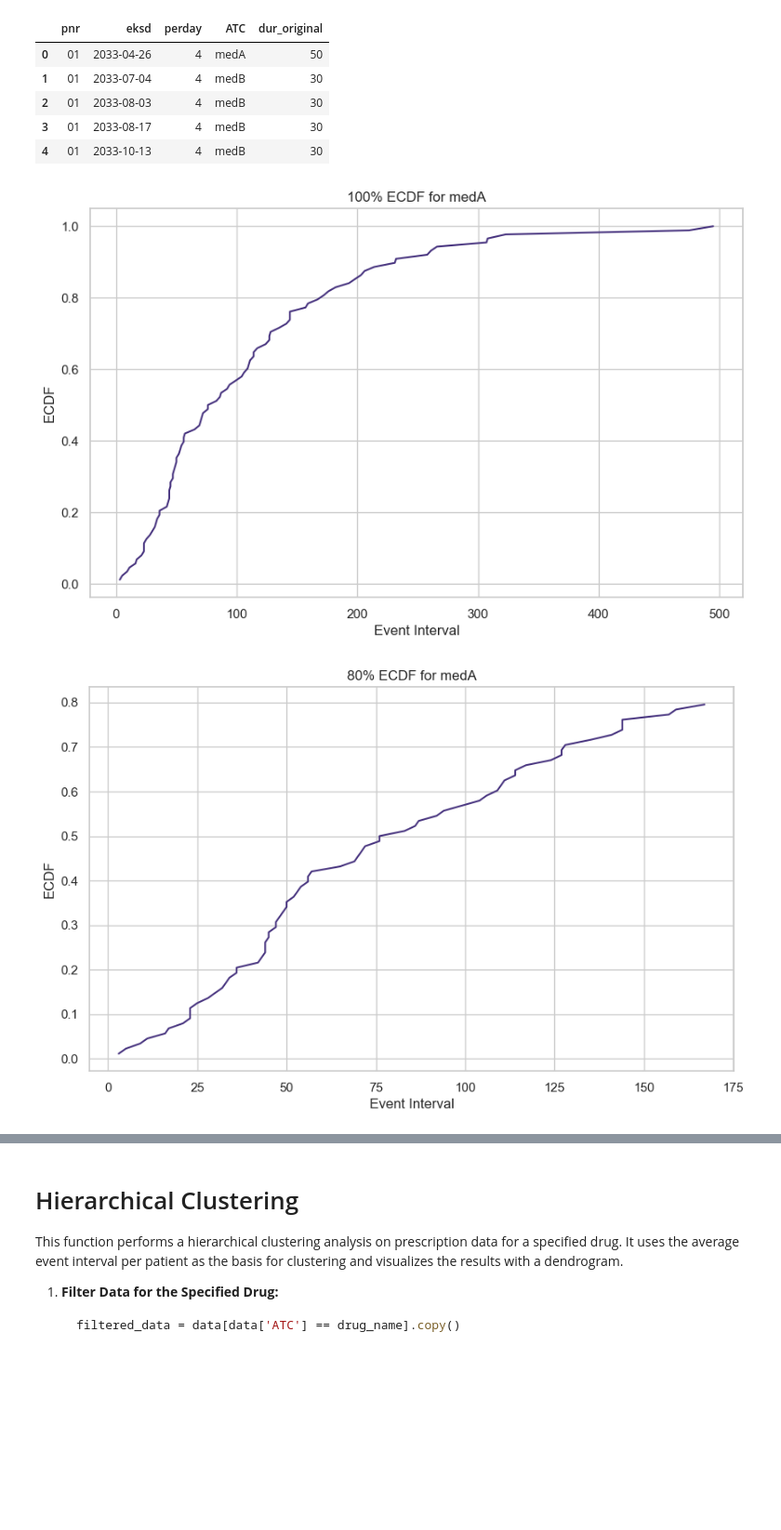
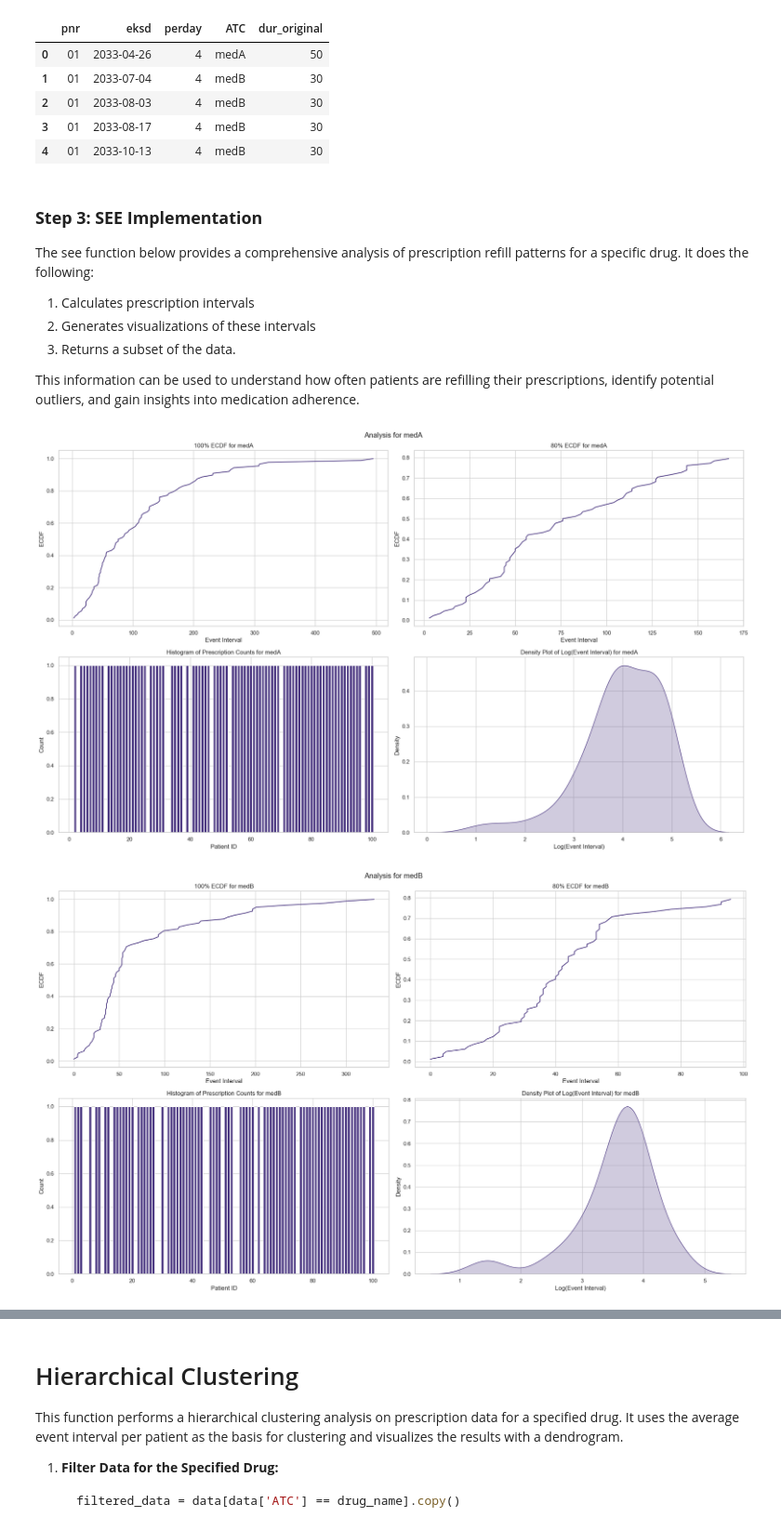
Before and after one commit to 0-BSCode/CS-3203, a Jupyter notebook: assignment-2-clustering/code.ipynb, the cells around one changed output, grey strips where cells are left out. Shown at 93% size. Drawn from its saved outputs; the diff is of its cells as text; code cells hidden in the pictures; blank space fills up the shorter version.

Commit message:
Add documentation, organize graphs

```diff
--- a/assignment-2-clustering/code.ipynb
+++ b/assignment-2-clustering/code.ipynb
@@ -29,6 +81,6 @@ sns.set_palette("viridis")
 # %%
 # Load data ensuring date parsing
-df = pd.read_csv('ExamplePats.csv', parse_dates=['eksd'])
+df = pd.read_csv('data/ExamplePats.csv', parse_dates=['eksd'])
 df.columns = ['pnr', 'eksd', 'perday', 'ATC', 'dur_original']
 df['eksd'] = pd.to_datetime(df['eksd'])
 
@@ -47,6 +99,14 @@ Sample Prescription Data
 | 2 | 01 | 2033-08-03 | 4 | medB | 30 |
 | 3 | 01 | 2033-08-17 | 4 | medB | 30 |
 | 4 | 01 | 2033-10-13 | 4 | medB | 30 |
+# %% [markdown]
+### **Step 3: SEE Implementation**
+The see function below provides a comprehensive analysis of prescription refill patterns for a specific drug. It does the following:
+1. Calculates prescription intervals
+2. Generates visualizations of these intervals
+3. Returns a subset of the data.
+
+This information can be used to understand how often patients are refilling their prescriptions, identify potential outliers, and gain insights into medication adherence.
 # %%
 def see(data, drug_name):
     # Filter data for specific drug
@@ -65,57 +125,55 @@ def see(data, drug_name):
     # Randomly sample one row per patient
     Drug_see_p1 = C09CA01.groupby('pnr').sample(n=1, random_state=42)
     Drug_see_p1 = Drug_see_p1[['pnr', 'eksd', 'prev_eksd', 'event.interval']]
 
     # Generate empirical cumulative distribution plot
     ecdf = ECDF(Drug_see_p1['event.interval'])
     x = ecdf.x
     y = ecdf.y
 
+    fig, axes = plt.subplots(2, 2, figsize=(20,12))
+    fig.suptitle(f"Analysis for {drug_name}")
+
     # Plot the 100% ECDF
-    plt.figure(figsize=(10, 6))
-    plt.plot(x, y)
-    plt.title(f"100% ECDF for {drug_name}")
-    plt.xlabel("Event Interval")
-    plt.ylabel("ECDF")
-    plt.show()
+    axes[0, 0].plot(x, y)
+    axes[0, 0].set_title(f"100% ECDF for {drug_name}")
+    axes[0, 0].set_xlabel("Event Interval")
+    axes[0, 0].set_ylabel("ECDF")
 
-    # Filter the 80% ECDF data
+    # Plot the 80% ECDF
     dfper = pd.DataFrame({'x': x, 'y': y})
     dfper = dfper[dfper['y'] <= 0.8]
-
-    # Plot the 80% ECDF
-    plt.figure(figsize=(10, 6))
-    plt.plot(dfper['x'], dfper['y'])
-    plt.title(f"80% ECDF for {drug_name}")
-    plt.xlabel("Event Interval")
-    plt.ylabel("ECDF")
-    plt.show()
+    axes[0, 1].plot(dfper['x'], dfper['y'])
+    axes[0, 1].set_title(f"80% ECDF for {drug_name}")
+    axes[0, 1].set_xlabel("Event Interval")
+    axes[0, 1].set_ylabel("ECDF")
 
     # Create histogram of prescription counts
     m1 = Drug_see_p1['pnr'].value_counts()
-    plt.figure(figsize=(10, 6))
-    plt.bar(m1.index, m1.values)
-    plt.title(f"Histogram of Prescription Counts for {drug_name}")
-    plt.xlabel("Patient ID")
-    plt.ylabel("Count")
-    plt.show()
+    axes[1, 0].bar(m1.index, m1.values)
+    axes[1, 0].set_title(f"Histogram of Prescription Counts for {drug_name}")
+    axes[1, 0].set_xlabel("Patient ID")
+    axes[1, 0].set_ylabel("Count")
+
 
     # Filter event intervals for density plot
     ni = dfper['x'].max()
     Drug_see_p2 = Drug_see_p1[Drug_see_p1['event.interval'] <= ni]
 
     # Density plot of log event interval
     log_event_interval = np.log(Drug_see_p2['event.interval'])
-    sns.kdeplot(log_event_interval, fill=True)
-    plt.title(f"Density Plot of Log(Event Interval) for {drug_name}")
-    plt.xlabel("Log(Event Interval)")
-    plt.ylabel("Density")
+    sns.kdeplot(log_event_interval, fill=True, ax=axes[1, 1])
+    axes[1, 1].set_title(f"Density Plot of Log(Event Interval) for {drug_name}")
+    axes[1, 1].set_xlabel("Log(Event Interval)")
+    axes[1, 1].set_ylabel("Density")
+
+    plt.tight_layout()  # Adjust layout to prevent overlapping titles/labels
     plt.show()
 
     return Drug_see_p1
 
 medA = see(df, "medA")
 medB = see(df, "medB")
 # %% [output]
-[figure, old version]
+[figure, new version]
-[figure, old version]
+[figure, new version]
```
Also changed, not shown: parts of 13 cells of this notebook.
